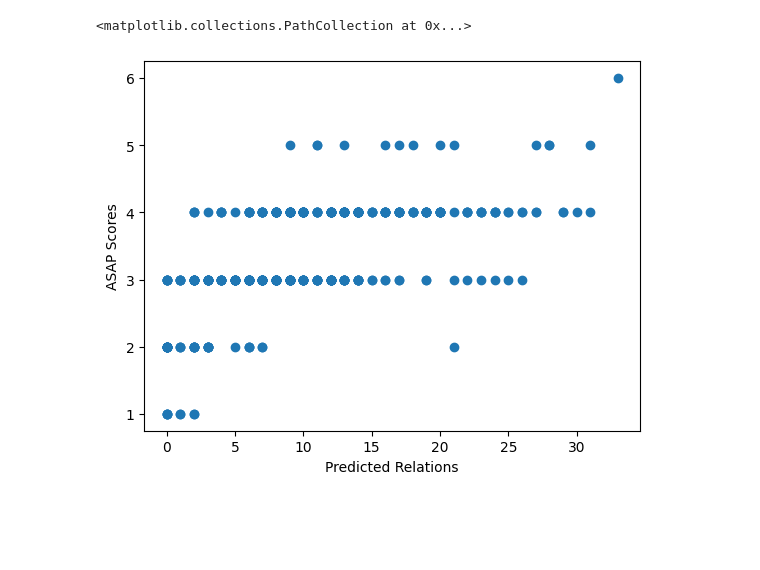
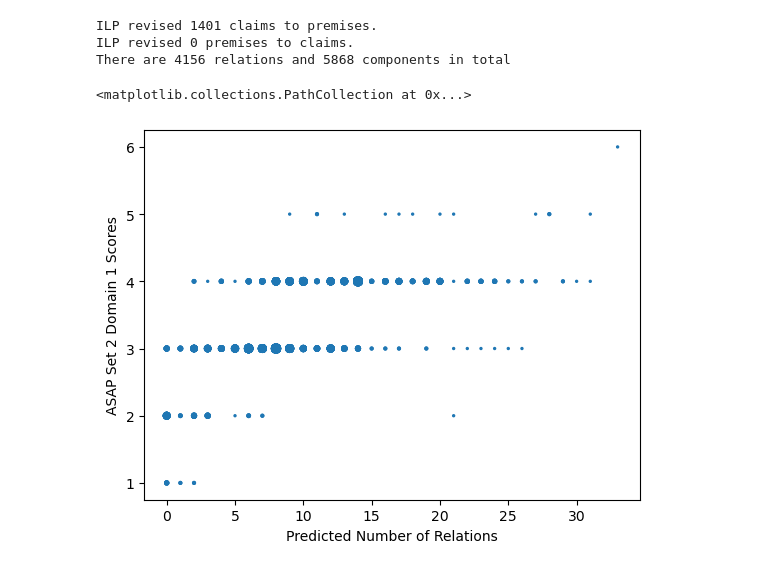
Before and after one commit to KevinPHX/CS333AES, a Jupyter notebook: stab/notebooks/asap_persuasive.ipynb, the cells around one changed output. Saved outputs shown, nothing was run; the diff lists cells and outputs as text; code cells hidden in the pictures; blank space fills up the shorter version.

Commit message:
done with scoring and plotting

```diff
--- a/stab/notebooks/asap_persuasive.ipynb
+++ b/stab/notebooks/asap_persuasive.ipynb
@@ -6,5 +3,0 @@ asap_data = '../assets/asap_essays.json'
-# %%
-with open(asap_output, "r") as f:
-    output = json.load(f)
-with open(asap_data, "r") as f1:
-    data = json.load(f1)
@@ -18,0 +6,15 @@ for d in data.keys():
+# %%
+with open(f'{path}/outputs/asap_set2/optimized_relations.json', "r") as f:
+    asap_relations = json.load(f)
+with open(f'{path}/outputs/asap_set2/classification_predictions.json',"r") as file:
+    c_predictions = json.load(file)
+
+sample = {}
+with open(f'{path}/assets/asap_essays.json','r') as file:
+    data = json.load(file)
+count = 0
+
+for name in data:
+    count += 1
+    sample[name] = data[name]["text"]
+    if count == 400: break
@@ -18,0 +61,8 @@ for d in data.keys():
+# %%
+print(f"ILP revised {revised_to_premise} claims to premises.")
+print(f"ILP revised {revised_to_claim} premises to claims.")
+print(f"There are {sum(num_relations)} relations and {sum([len(c.keys()) for c in component_info.values()])} components in total")
+# %% [output]
+ILP revised 1401 claims to premises.
+ILP revised 0 premises to claims.
+There are 4156 relations and 5868 components in total
@@ -19,9 +85,13 @@ for d in data.keys():
 # %%
 import matplotlib.pyplot as plt
-# %%
-plt.ylabel("ASAP Scores")
-plt.xlabel("Predicted Relations")
-plt.scatter(num_relations, scores)
-# %% [output]
-<matplotlib.collections.PathCollection at 0x...>
-[figure, removed]
+# %%
+plt.xlabel("Predicted Number of Relations")
+plt.ylabel("ASAP Set 2 Domain 1 Scores")
+X = num_relations
+Y = scores
+c = Counter(zip(X,Y))
+S = [2*c[(x,y)] for x,y in zip(X,Y)]
+plt.scatter(X, Y,s=S)
+# %% [output]
+<matplotlib.collections.PathCollection at 0x...>
+[figure, added]
```
Also changed, not shown: parts of 12 cells of this notebook.
